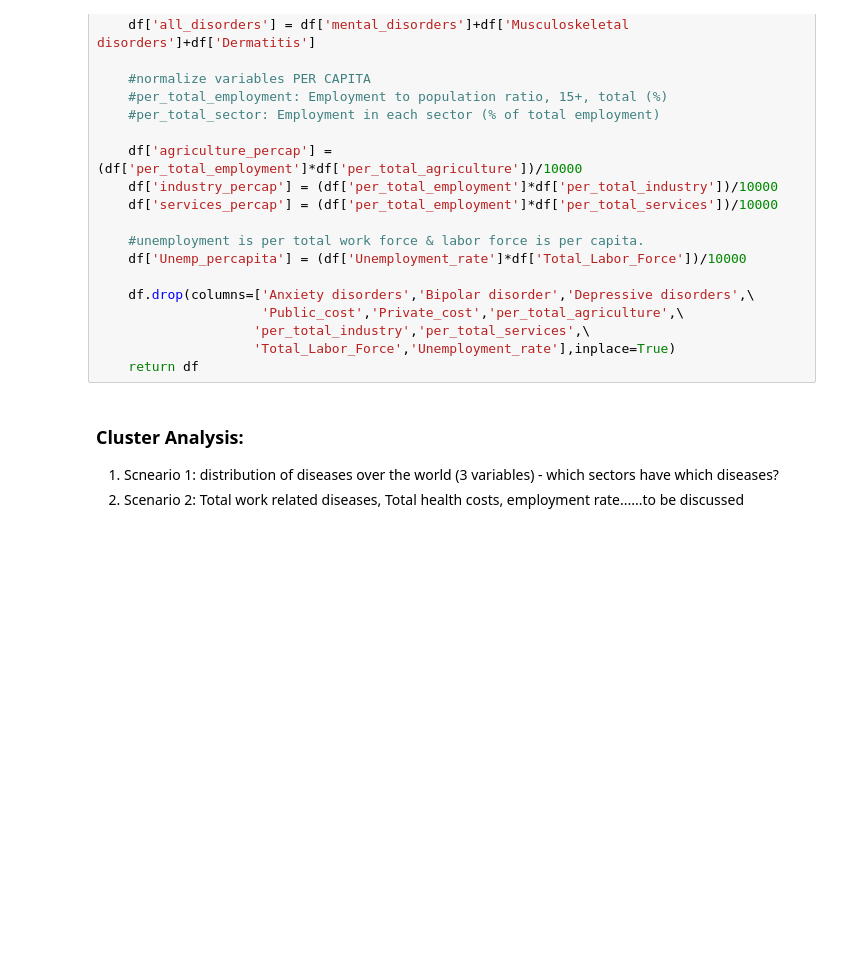
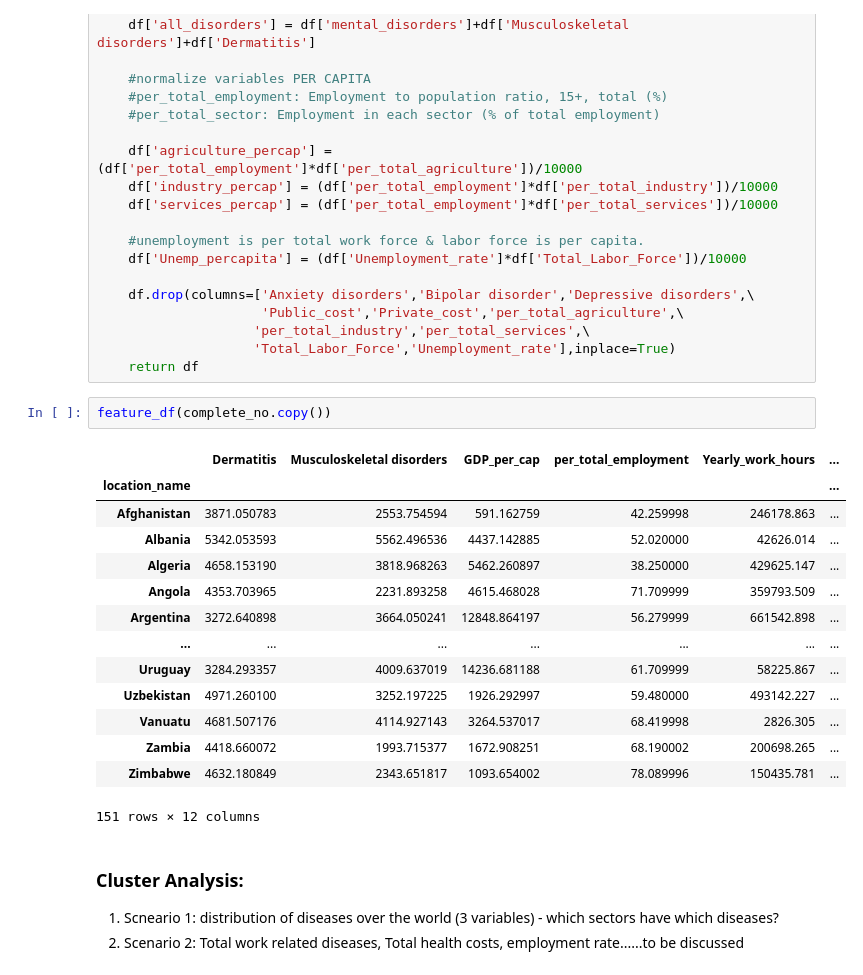
Before and after one commit to luisbazevedo/PfDS---Work-Health, a Jupyter notebook: notebooks/luisbazevedo_draft_1.ipynb, the cells around one changed output. Cells and saved outputs as stored; diff of their text form; blank space fills up the shorter version.

```diff
--- a/notebooks/luisbazevedo_draft_1.ipynb
+++ b/notebooks/luisbazevedo_draft_1.ipynb
@@ -613,6 +613,23 @@ def feature_df(df):
                     'per_total_industry','per_total_services',\
                     'Total_Labor_Force','Unemployment_rate'],inplace=True)
     return df
+# %%
+feature_df(complete_no.copy())
+# %% [output]
+|  | Dermatitis | Musculoskeletal disorders | GDP_per_cap | per_total_employment | Yearly_work_hours | ... |
+| location_name |  |  |  |  |  | ... |
+| Afghanistan | 3871.050783 | 2553.754594 | 591.162759 | 42.259998 | 246178.863 | ... |
+| Albania | 5342.053593 | 5562.496536 | 4437.142885 | 52.020000 | 42626.014 | ... |
+| Algeria | 4658.153190 | 3818.968263 | 5462.260897 | 38.250000 | 429625.147 | ... |
+| Angola | 4353.703965 | 2231.893258 | 4615.468028 | 71.709999 | 359793.509 | ... |
+| Argentina | 3272.640898 | 3664.050241 | 12848.864197 | 56.279999 | 661542.898 | ... |
+| ... | ... | ... | ... | ... | ... | ... |
+| Uruguay | 3284.293357 | 4009.637019 | 14236.681188 | 61.709999 | 58225.867 | ... |
+| Uzbekistan | 4971.260100 | 3252.197225 | 1926.292997 | 59.480000 | 493142.227 | ... |
+| Vanuatu | 4681.507176 | 4114.927143 | 3264.537017 | 68.419998 | 2826.305 | ... |
+| Zambia | 4418.660072 | 1993.715377 | 1672.908251 | 68.190002 | 200698.265 | ... |
+| Zimbabwe | 4632.180849 | 2343.651817 | 1093.654002 | 78.089996 | 150435.781 | ... |
+151 rows × 12 columns
 # %% [markdown]
 ### Cluster Analysis:
 1. Scneario 1: distribution of diseases over the world (3 variables) - which sectors have which diseases?
```
Also changed, not shown: parts of 3 cells of this notebook.
